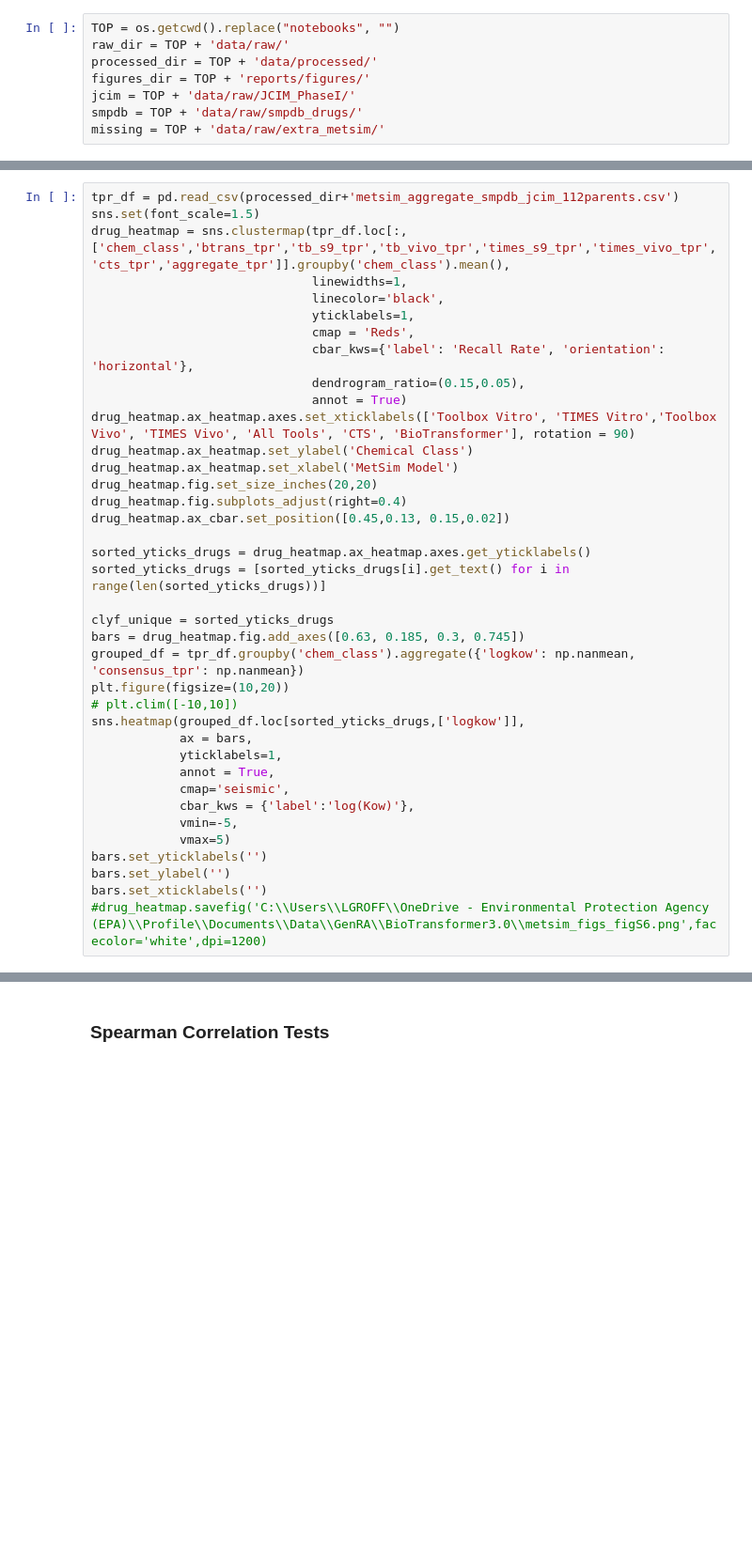
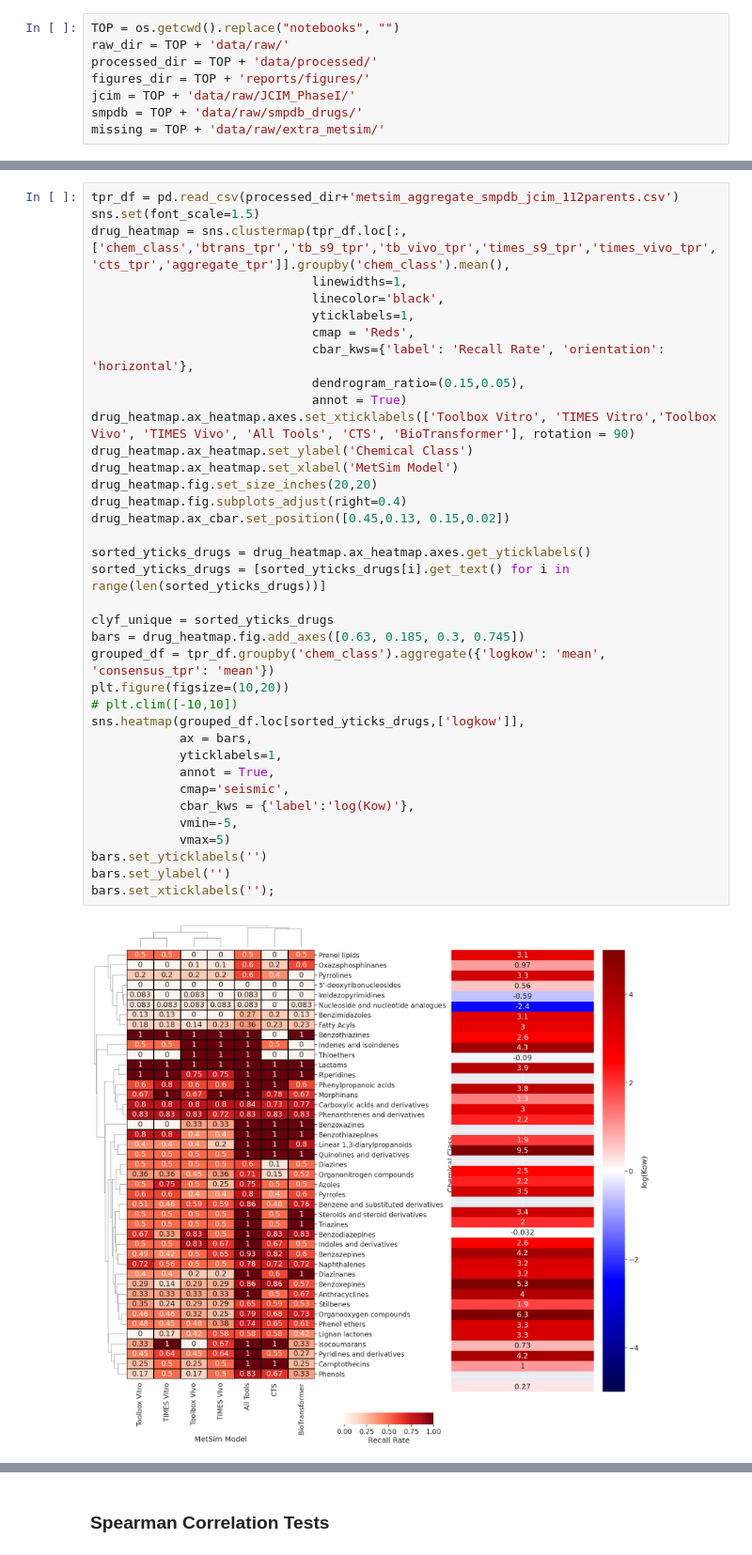
Before and after one commit to patlewig/metsim, a Jupyter notebook: notebooks/06-LogKow.ipynb, the cells around one changed output, grey strips where cells are left out. Shown at 94% size. Drawn from its saved outputs; the diff is of its cells as text; blank space fills up the shorter version.

```diff
--- a/notebooks/06-LogKow.ipynb
+++ b/notebooks/06-LogKow.ipynb
@@ -33,33 +39,33 @@ drug_heatmap = sns.clustermap(tpr_df.loc[:,['chem_class','btrans_tpr','tb_s9_tpr
                               yticklabels=1,
                               cmap = 'Reds',
                               cbar_kws={'label': 'Recall Rate', 'orientation': 'horizontal'},
                               dendrogram_ratio=(0.15,0.05),
                               annot = True)
 drug_heatmap.ax_heatmap.axes.set_xticklabels(['Toolbox Vitro', 'TIMES Vitro','Toolbox Vivo', 'TIMES Vivo', 'All Tools', 'CTS', 'BioTransformer'], rotation = 90)
 drug_heatmap.ax_heatmap.set_ylabel('Chemical Class')
 drug_heatmap.ax_heatmap.set_xlabel('MetSim Model')
 drug_heatmap.fig.set_size_inches(20,20)
 drug_heatmap.fig.subplots_adjust(right=0.4)
 drug_heatmap.ax_cbar.set_position([0.45,0.13, 0.15,0.02])
 
 sorted_yticks_drugs = drug_heatmap.ax_heatmap.axes.get_yticklabels()
 sorted_yticks_drugs = [sorted_yticks_drugs[i].get_text() for i in range(len(sorted_yticks_drugs))]
 
 clyf_unique = sorted_yticks_drugs
 bars = drug_heatmap.fig.add_axes([0.63, 0.185, 0.3, 0.745])
-grouped_df = tpr_df.groupby('chem_class').aggregate({'logkow': np.nanmean, 'consensus_tpr': np.nanmean})
+grouped_df = tpr_df.groupby('chem_class').aggregate({'logkow': 'mean', 'consensus_tpr': 'mean'})
 plt.figure(figsize=(10,20))
 # plt.clim([-10,10])
 sns.heatmap(grouped_df.loc[sorted_yticks_drugs,['logkow']],
             ax = bars,
             yticklabels=1,
             annot = True,
             cmap='seismic',
             cbar_kws = {'label':'log(Kow)'},
             vmin=-5,
             vmax=5)
 bars.set_yticklabels('')
 bars.set_ylabel('')
-bars.set_xticklabels('')
-#drug_heatmap.savefig('C:\\Users\\LGROFF\\OneDrive - Environmental Protection Agency (EPA)\\Profile\\Documents\\Data\\GenRA\\BioTransformer3.0\\metsim_figs_figS6.png',facecolor='white',dpi=1200)
+bars.set_xticklabels('');
 # %% [output]
+[figure, new version]
```
Also changed, not shown: parts of 7 cells of this notebook.
